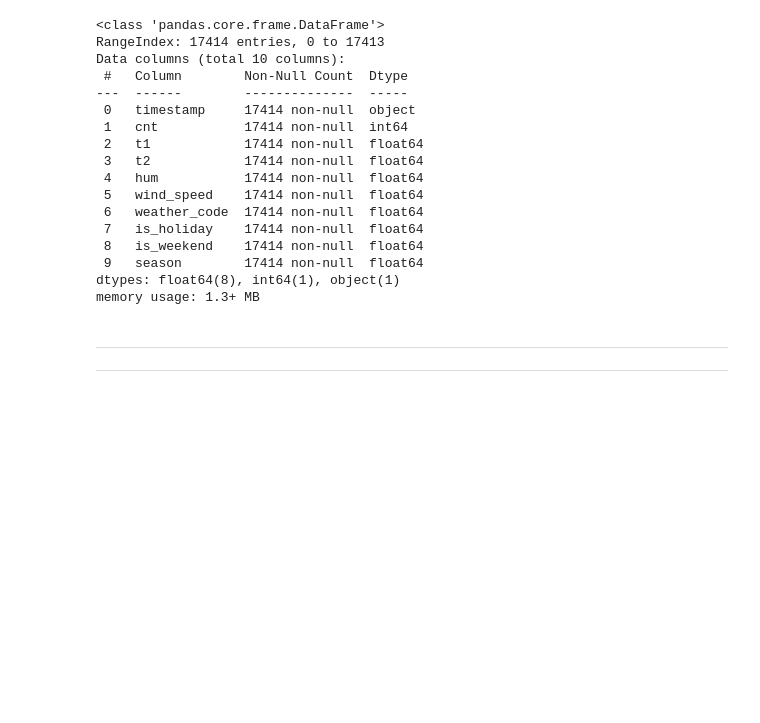
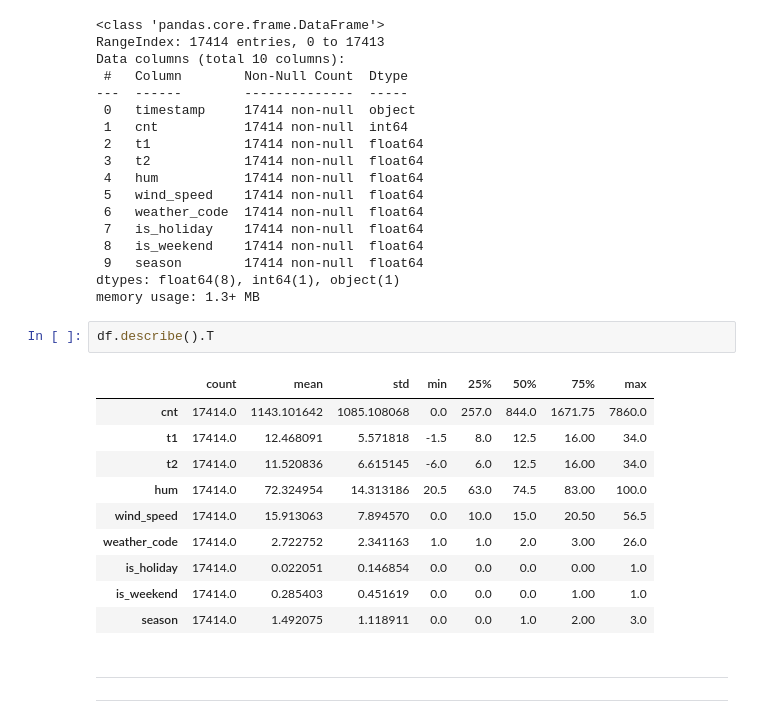
Before and after one commit to smeteo/Data_Science_and_Machine_Learning, a Jupyter notebook: 8._Capstone_Projects/Project_3_Demand_Prediction/Demand_Prediction_Capstone_3.ipynb, the cells around one changed output. Drawn from its saved outputs; the diff is of its cells as text; blank space fills up the shorter version.

```diff
--- a/8._Capstone_Projects/Project_3_Demand_Prediction/Demand_Prediction_Capstone_3.ipynb
+++ b/8._Capstone_Projects/Project_3_Demand_Prediction/Demand_Prediction_Capstone_3.ipynb
@@ -132,6 +132,19 @@ Data columns (total 10 columns):
  9   season        17414 non-null  float64
 dtypes: float64(8), int64(1), object(1)
 memory usage: 1.3+ MB
+# %%
+df.describe().T
+# %% [output]
+|  | count | mean | std | min | 25% | 50% | 75% | max |
+| cnt | 17414.0 | 1143.101642 | 1085.108068 | 0.0 | 257.0 | 844.0 | 1671.75 | 7860.0 |
+| t1 | 17414.0 | 12.468091 | 5.571818 | -1.5 | 8.0 | 12.5 | 16.00 | 34.0 |
+| t2 | 17414.0 | 11.520836 | 6.615145 | -6.0 | 6.0 | 12.5 | 16.00 | 34.0 |
+| hum | 17414.0 | 72.324954 | 14.313186 | 20.5 | 63.0 | 74.5 | 83.00 | 100.0 |
+| wind_speed | 17414.0 | 15.913063 | 7.894570 | 0.0 | 10.0 | 15.0 | 20.50 | 56.5 |
+| weather_code | 17414.0 | 2.722752 | 2.341163 | 1.0 | 1.0 | 2.0 | 3.00 | 26.0 |
+| is_holiday | 17414.0 | 0.022051 | 0.146854 | 0.0 | 0.0 | 0.0 | 0.00 | 1.0 |
+| is_weekend | 17414.0 | 0.285403 | 0.451619 | 0.0 | 0.0 | 0.0 | 1.00 | 1.0 |
+| season | 17414.0 | 1.492075 | 1.118911 | 0.0 | 0.0 | 1.0 | 2.00 | 3.0 |
 # %% [markdown]
 ---
 ---
```
Also changed, not shown: parts of 3 cells of this notebook.
